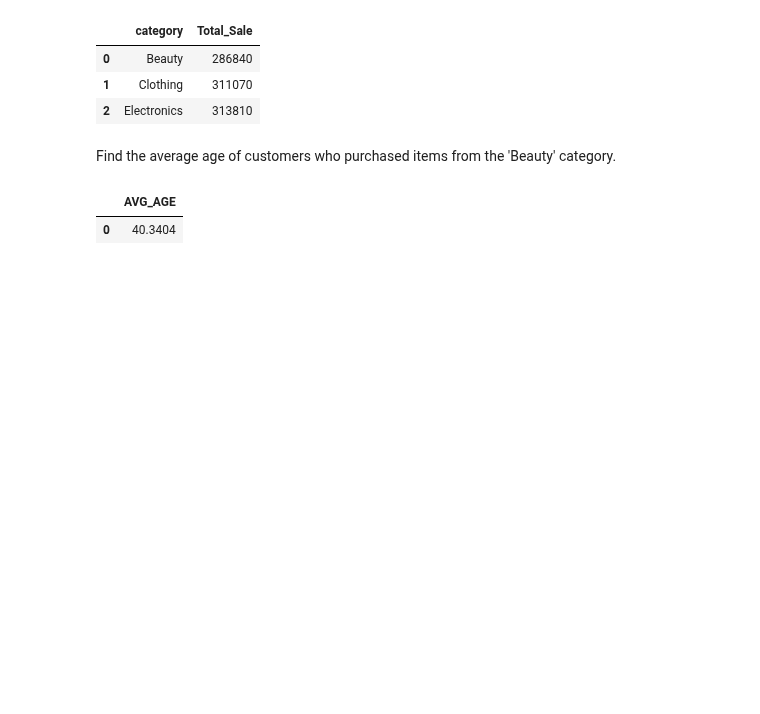
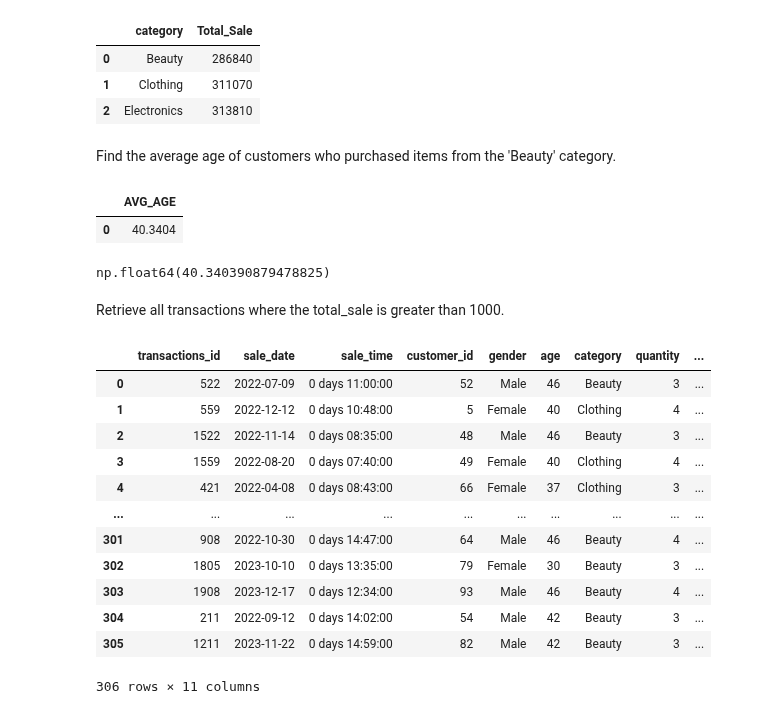
Before and after one commit to Himmu5/data-analysis, a Jupyter notebook: notebooks/retail_sale_analysis.ipynb, the cells around one changed output. Saved outputs shown, nothing was run; the diff lists cells and outputs as text; code cells hidden in the pictures; blank space fills up the shorter version.

Commit message:
feat: retail SQL analysis added

```diff
--- a/notebooks/retail_sale_analysis.ipynb
+++ b/notebooks/retail_sale_analysis.ipynb
@@ -91,3 +91,26 @@ result
 # %% [output]
 |  | AVG_AGE |
 | 0 | 40.3404 |
+# %%
+retail_sale.loc[retail_sale['category'] == 'Beauty'].aggregate("age").mean()
+# %% [output]
+np.float64(40.340390879478825)
+# %% [markdown]
+Retrieve all transactions where the total_sale is greater than 1000.
+# %%
+result = pd.read_sql("SELECT * FROM retail_sale WHERE total_sale > 1000;", conn);
+result
+# %% [output]
+|  | transactions_id | sale_date | sale_time | customer_id | gender | age | category | quantity | ... |
+| 0 | 522 | 2022-07-09 | 0 days 11:00:00 | 52 | Male | 46 | Beauty | 3 | ... |
+| 1 | 559 | 2022-12-12 | 0 days 10:48:00 | 5 | Female | 40 | Clothing | 4 | ... |
+| 2 | 1522 | 2022-11-14 | 0 days 08:35:00 | 48 | Male | 46 | Beauty | 3 | ... |
+| 3 | 1559 | 2022-08-20 | 0 days 07:40:00 | 49 | Female | 40 | Clothing | 4 | ... |
+| 4 | 421 | 2022-04-08 | 0 days 08:43:00 | 66 | Female | 37 | Clothing | 3 | ... |
+| ... | ... | ... | ... | ... | ... | ... | ... | ... | ... |
+| 301 | 908 | 2022-10-30 | 0 days 14:47:00 | 64 | Male | 46 | Beauty | 4 | ... |
+| 302 | 1805 | 2023-10-10 | 0 days 13:35:00 | 79 | Female | 30 | Beauty | 3 | ... |
+| 303 | 1908 | 2023-12-17 | 0 days 12:34:00 | 93 | Male | 46 | Beauty | 4 | ... |
+| 304 | 211 | 2022-09-12 | 0 days 14:02:00 | 54 | Male | 42 | Beauty | 3 | ... |
+| 305 | 1211 | 2023-11-22 | 0 days 14:59:00 | 82 | Male | 42 | Beauty | 3 | ... |
+306 rows × 11 columns
```
Also changed, not shown: parts of 3 cells of this notebook.
